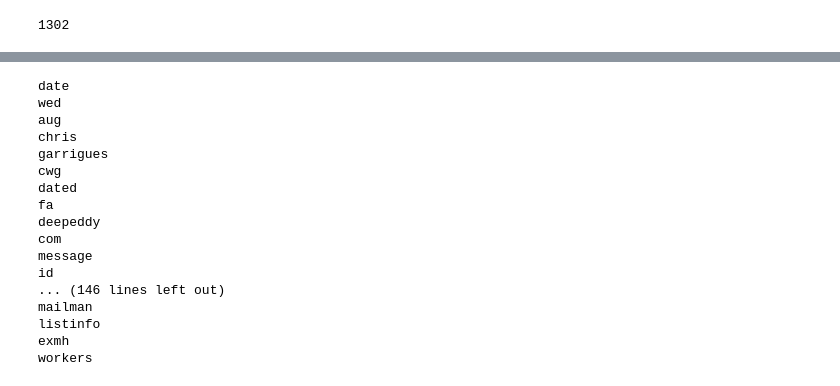
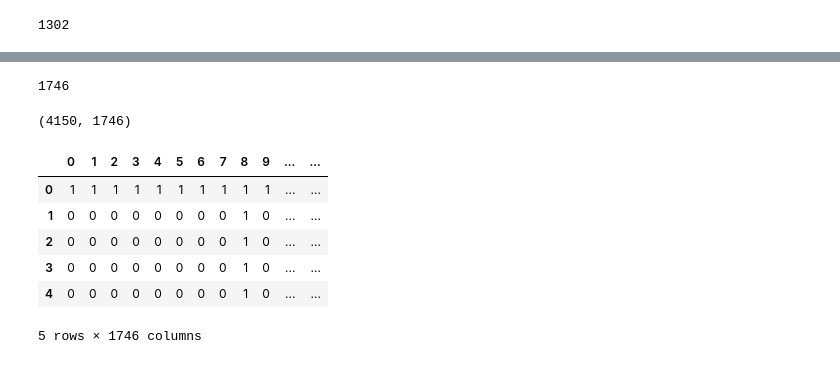
Before and after one commit to fantasticWolff/ML_Final_Project, a Jupyter notebook: Spam detection.ipynb, the cells around one changed output, grey strips where cells are left out. Drawn from its saved outputs; the diff is of its cells as text; code cells hidden in the pictures.

```diff
--- a/Spam detection.ipynb
+++ b/Spam detection.ipynb
@@ -112,9 +112,10 @@ s=set(stopwords.words('english'))
 # %%
 import re
 import codecs
-frequency = 3
+frequency = 100
 dictionary = dict()
 Training = Training_Ham + Training_Spam
+Testing = Testing_Ham + Testing_Spam
 # %%
 for file_names in Training:
     #f = open(file_names, "r")
@@ -182,0 +210,7 @@ print(len(dictionary))
+# %%
+count = 0
+for i in dictionary:
+#     print(i)
+    dictionary[i] = count
+    count += 1
+dictionary
@@ -182,0 +235,10 @@ print(len(dictionary))
+# %%
+len(dictionary)
+# %% [output]
+1746
+# %%
+import numpy as np
+train_ndarray = np.zeros((len(Training), len(dictionary)), dtype = int)
+train_ndarray.shape
+# %% [output]
+(4150, 1746)
@@ -183,26 +248,31 @@ print(len(dictionary))
 # %%
-file = codecs.open(Training_Ham[0], 'r', encoding='utf-8', errors='ignore')
-body = file.read().split("\n\n", 1)[1].lower()
-word = re.findall(r"[a-zA-Z']+", body)
-word
-for w in word:
-    if w in list_dictionary:
-        print(w)
+import pandas as pd
+count = 0
+for Ham_mail in Training_Ham:
+    file = codecs.open(Ham_mail, 'r', encoding='utf-8', errors='ignore')
+    body = file.read().split("\n\n", 1)[1].lower()
+    word = re.findall(r"[a-zA-Z']+", body)
+    for w in word:
+        if w in dictionary:
+            train_ndarray[count][dictionary[w]] = 1
+#     print(train_ndarray[count])
+    count += 1
+for Spam_mail in Training_Spam:
+    file = codecs.open(Spam_mail, 'r', encoding='utf-8', errors='ignore')
+    body = file.read().split("\n\n", 1)[1].lower()
+    word = re.findall(r"[a-zA-Z']+", body)
+    for w in word:
+        if w in dictionary:
+            train_ndarray[count][dictionary[w]] = 1
+    count += 1
+train_dataframe = pd.DataFrame(train_ndarray)
-# %% [output]
-date
-wed
-aug
-chris
-garrigues
-cwg
-dated
-fa
-deepeddy
-com
-message
-id
-... (146 lines left out)
-mailman
-listinfo
-exmh
-workers
+# %%
+train_dataframe.head()
+# %% [output]
+|  | 0 | 1 | 2 | 3 | 4 | 5 | 6 | 7 | 8 | 9 | ... | ... |
+| 0 | 1 | 1 | 1 | 1 | 1 | 1 | 1 | 1 | 1 | 1 | ... | ... |
+| 1 | 0 | 0 | 0 | 0 | 0 | 0 | 0 | 0 | 1 | 0 | ... | ... |
+| 2 | 0 | 0 | 0 | 0 | 0 | 0 | 0 | 0 | 1 | 0 | ... | ... |
+| 3 | 0 | 0 | 0 | 0 | 0 | 0 | 0 | 0 | 1 | 0 | ... | ... |
+| 4 | 0 | 0 | 0 | 0 | 0 | 0 | 0 | 0 | 1 | 0 | ... | ... |
+5 rows × 1746 columns
```
Also changed, not shown: parts of 26 cells of this notebook, 4 other files.
